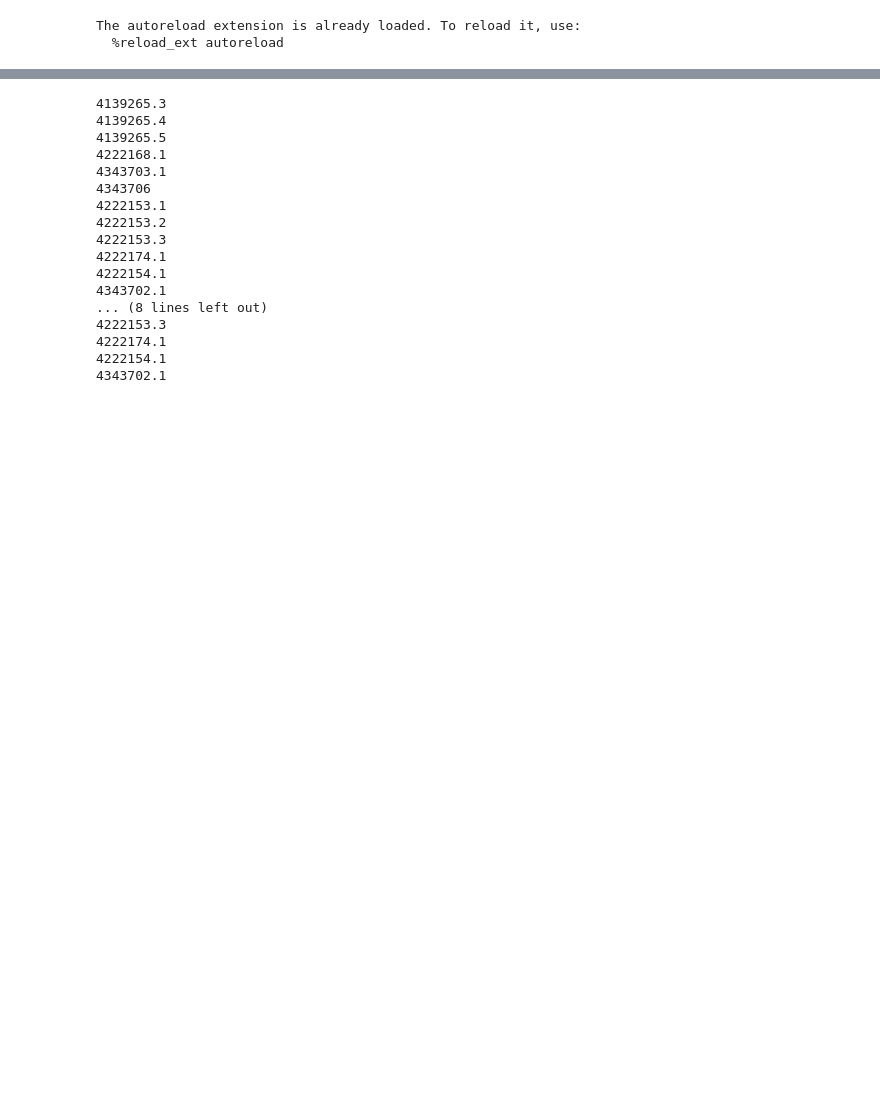
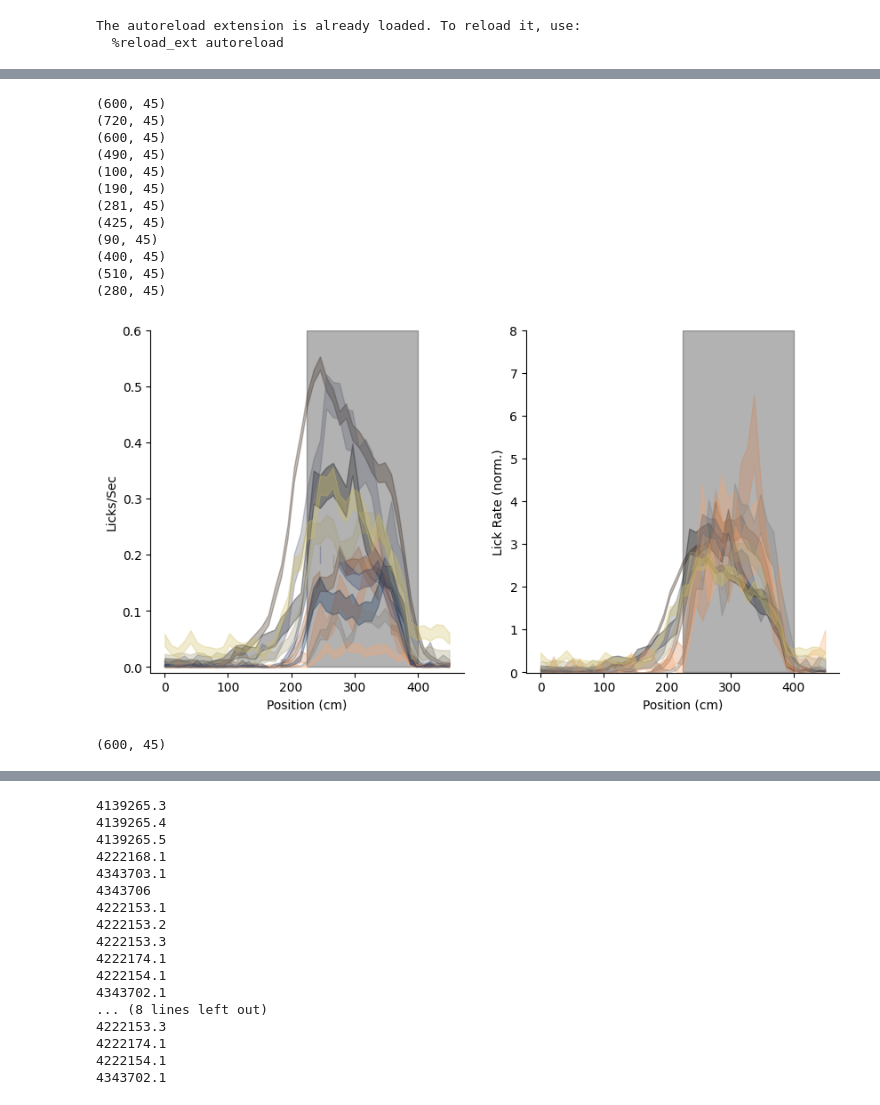
Before and after one commit to GiocomoLab/PlittGiocomo_2021, a Jupyter notebook: notebooks/main_figs/figure1/licking_behavior.ipynb, the cells around one changed output, grey strips where cells are left out. Saved outputs shown, nothing was run; the diff lists cells and outputs as text; code cells hidden in the pictures; blank space fills up the shorter version.

```diff
--- a/notebooks/main_figs/figure1/licking_behavior.ipynb
+++ b/notebooks/main_figs/figure1/licking_behavior.ipynb
@@ -18,0 +86,65 @@ The autoreload extension is already loaded. To reload it, use:
+# %%
+rare_lick = build_lick_matrix(m.mouse_metadata.rare_sessions)
+freq_lick = build_lick_matrix(m.mouse_metadata.frequent_sessions)
+
+all_lick = {**rare_lick, **freq_lick}
+# %%
+f,ax = plt.subplots(1,2,figsize=[10,5])
+nbins = 45
+cmaps = ['copper','cividis']
+
+
+
+for i,L in enumerate([rare_lick,freq_lick]):
+    nmice = len(L.keys())
+    cm  = plt.cm.get_cmap(cmaps[i])
+
+    for z, mouse in enumerate(L.keys()):
+        licks = L[mouse]['licks']
+
+        morphs = L[mouse]['morphs']
+        print(licks.shape)
+        mu = licks.mean(axis=0)
+        sem = sp.stats.sem(licks,axis=0)
+
+
+        ax[0].fill_between(np.linspace(0,450,num=nbins),mu-sem,y2=mu+sem,alpha=.3,color=cm(float(z/nmice)))
+
+
+        licks_n = np.copy(licks)
+        licks_n/=licks_n.ravel().mean()
+        mu = licks_n.mean(axis=0)
+        sem = sp.stats.sem(licks_n,axis=0)
+
+        ax[1].fill_between(np.linspace(0,450,num=nbins),mu-sem,y2=mu+sem,alpha=.3,color=cm(float(z/nmice)))
+ax[0].fill_betweenx([0,.6],225,400,color='black',alpha=.3,zorder=0)
+ax[1].fill_betweenx([0,8],225,400,color='black',alpha=.3,zorder=0)
+ax[0].set_ylim([-.01,.6])
+ax[1].set_ylim([-.01,8])
+
+
+ax[0].set_ylabel('Licks/Sec')
+ax[1].set_ylabel('Lick Rate (norm.)')
+
+for a in ax.flatten():
+    a.set_xlabel('Position (cm)')
+    a.spines['top'].set_visible(False)
+    a.spines['right'].set_visible(False)
+# %% [output]
+(600, 45)
+(720, 45)
+(600, 45)
+(490, 45)
+(100, 45)
+(190, 45)
+(281, 45)
+(425, 45)
+(90, 45)
+(400, 45)
+(510, 45)
+(280, 45)
+[figure, added]
+# %%
+all_lick['R1']['licks'].shape
+# %% [output]
+(600, 45)
```
Also changed, not shown: parts of 6 cells of this notebook, 3 other files.
